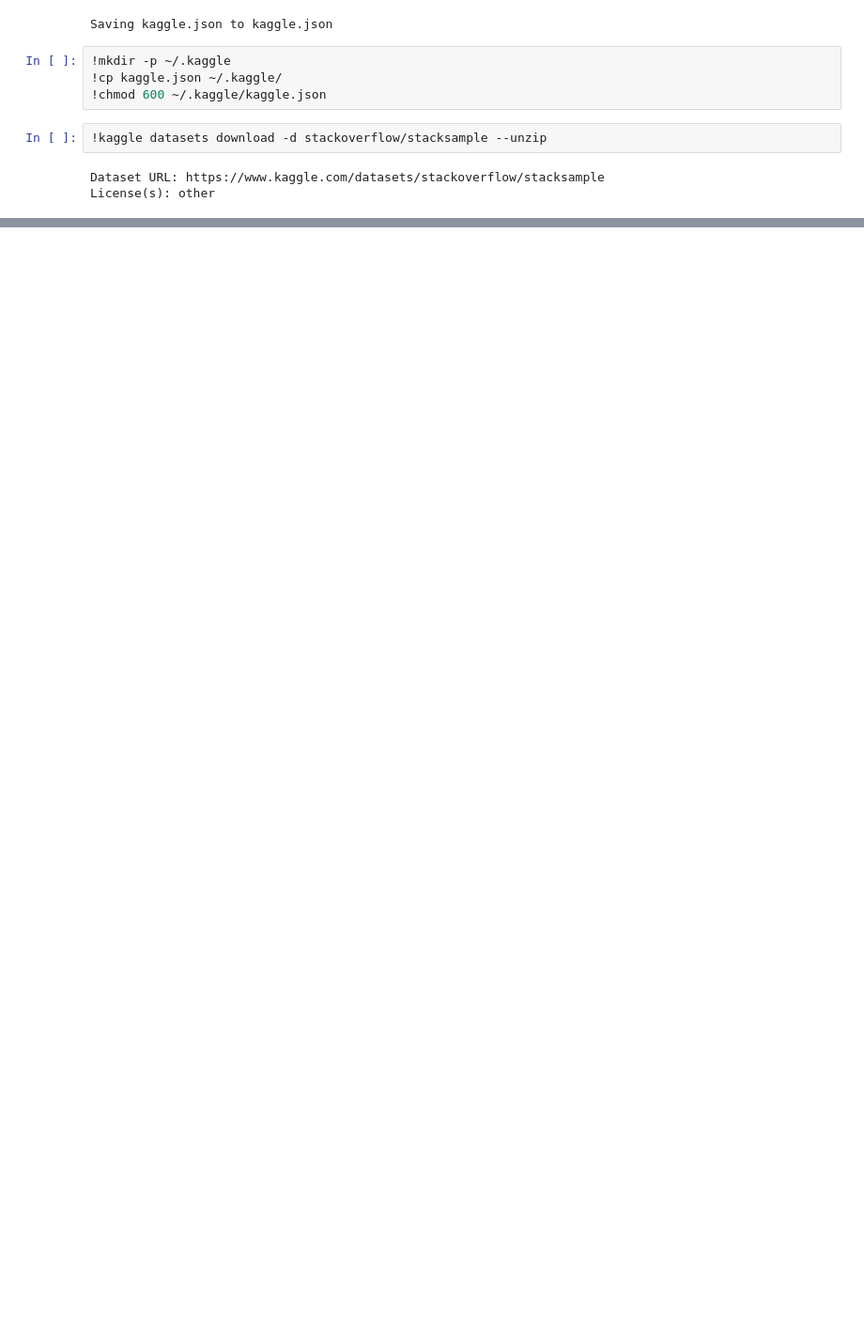
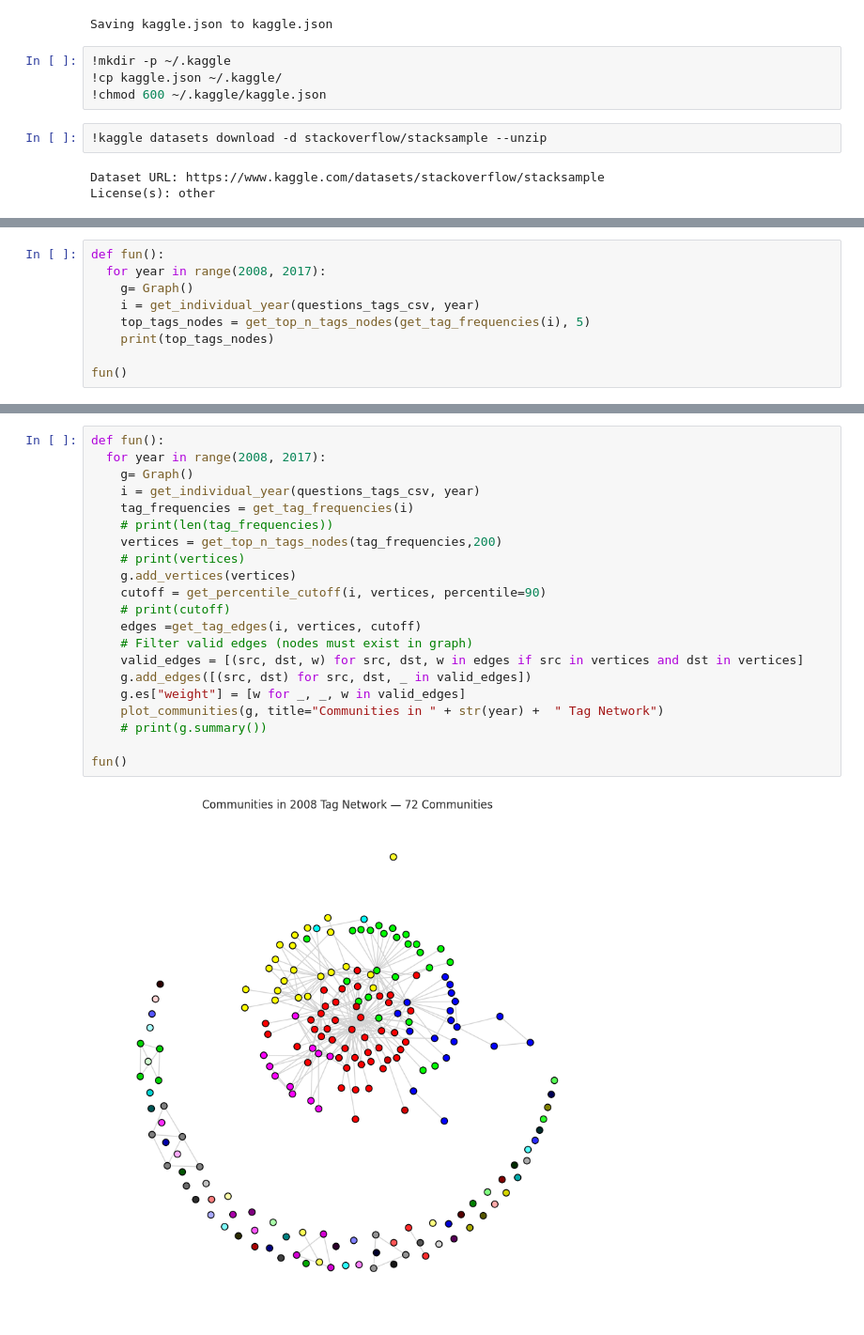
Before and after one commit to ojusgoel/StackOverflow_Network_Analysis, a Jupyter notebook: Network_Science_Project.ipynb, the cells around one changed output, grey strips where cells are left out. Shown at 94% size. Drawn from its saved outputs; the diff is of its cells as text; blank space fills up the shorter version.

```diff
--- a/Network_Science_Project.ipynb
+++ b/Network_Science_Project.ipynb
@@ -181,0 +476,9 @@ plt.show()
+# %%
+def fun():
+  for year in range(2008, 2017):
+    g= Graph()
+    i = get_individual_year(questions_tags_csv, year)
+    top_tags_nodes = get_top_n_tags_nodes(get_tag_frequencies(i), 5)
+    print(top_tags_nodes)
+
+fun()
@@ -181,0 +724,23 @@ plt.show()
+# %%
+def fun():
+  for year in range(2008, 2017):
+    g= Graph()
+    i = get_individual_year(questions_tags_csv, year)
+    tag_frequencies = get_tag_frequencies(i)
+    # print(len(tag_frequencies))
+    vertices = get_top_n_tags_nodes(tag_frequencies,200)
+    # print(vertices)
+    g.add_vertices(vertices)
+    cutoff = get_percentile_cutoff(i, vertices, percentile=90)
+    # print(cutoff)
+    edges =get_tag_edges(i, vertices, cutoff)
+    # Filter valid edges (nodes must exist in graph)
+    valid_edges = [(src, dst, w) for src, dst, w in edges if src in vertices and dst in vertices]
+    g.add_edges([(src, dst) for src, dst, _ in valid_edges])
+    g.es["weight"] = [w for _, _, w in valid_edges]
+    plot_communities(g, title="Communities in " + str(year) +  " Tag Network")
+    # print(g.summary())
+
+fun()
+# %% [output]
+[figure, added]
```
Also changed, not shown: parts of 70 cells of this notebook.
